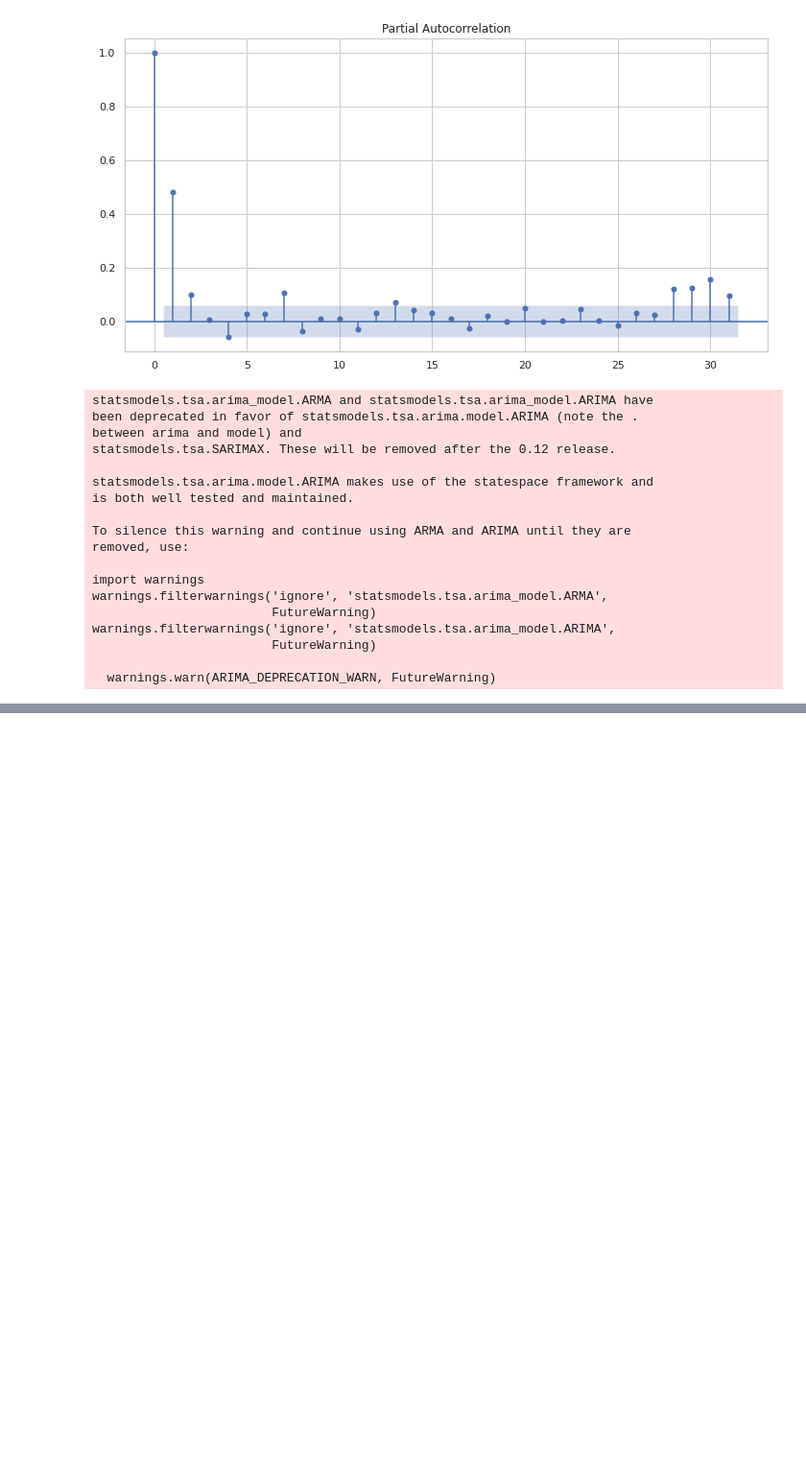
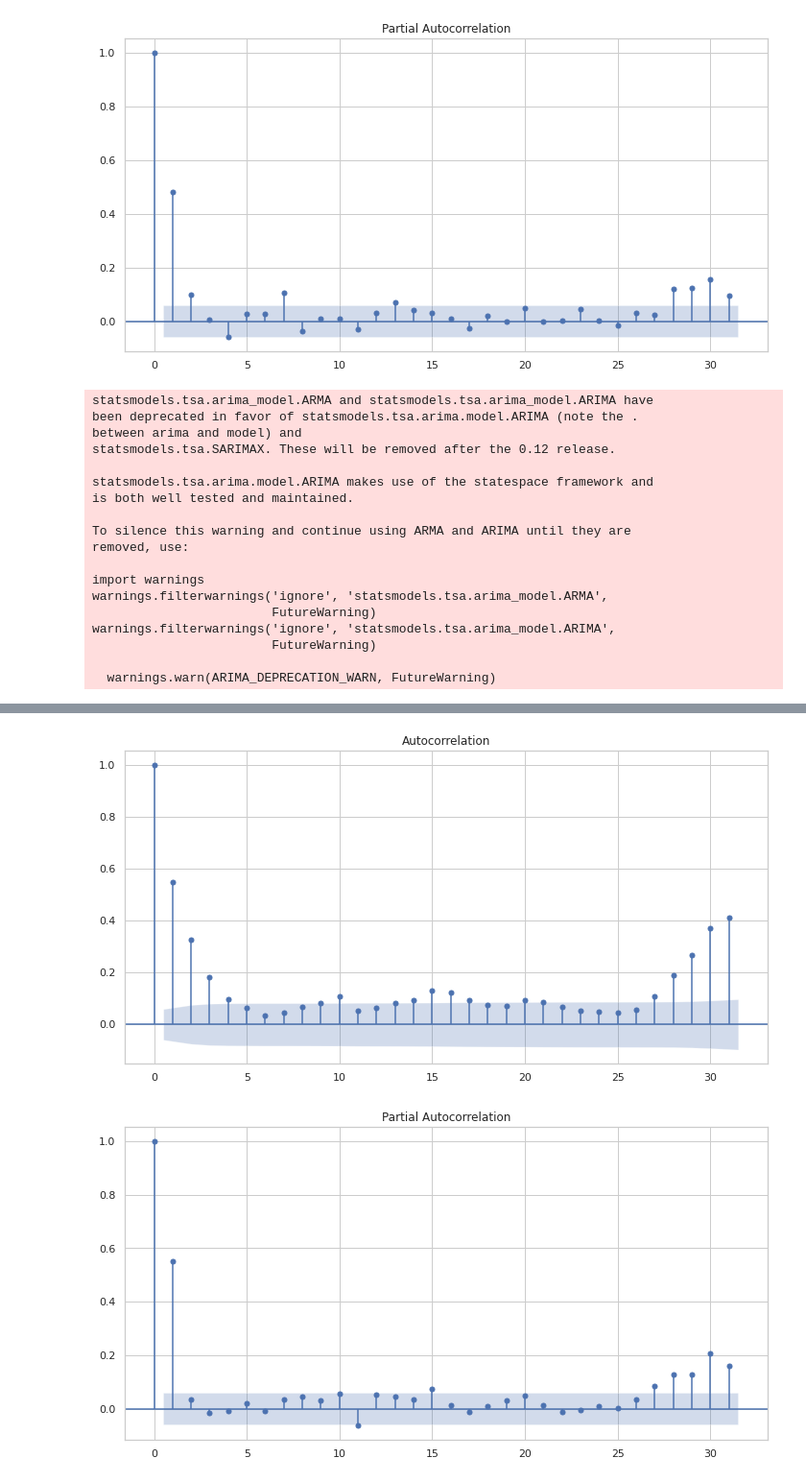
Before and after one commit to lukesmith194/SurfScanner, a Jupyter notebook: Time series.ipynb, the cells around one changed output, grey strips where cells are left out. Shown: that part at 96% size. Drawn from its saved outputs; the diff is of its cells as text; code cells hidden in the pictures; blank space fills up the shorter version.

```diff
--- a/Time series.ipynb
+++ b/Time series.ipynb
@@ -264,0 +329,8 @@ MA.3            0.4263           +1.3599j            1.4252            0.2017
+# %%
+pipe_wave = height[height["Spot"] == "Pipeline"]
+
+x = pd.date_range("01/01/2018","31/12/2020", freq = "D")
+
+f = pd.infer_freq(pipe_wave.date)
+
+pipe_wave = pipe_wave.set_index("date")
@@ -264,0 +347,7 @@ MA.3            0.4263           +1.3599j            1.4252            0.2017
+# %%
+plot_acf(pipe_wave["height_ft"]);
+plot_pacf(pipe_wave["height_ft"]);
+pyplot.show()
+# %% [output]
+[figure, added]
+[figure, added]
```
Also changed, not shown: parts of 143 cells of this notebook.
